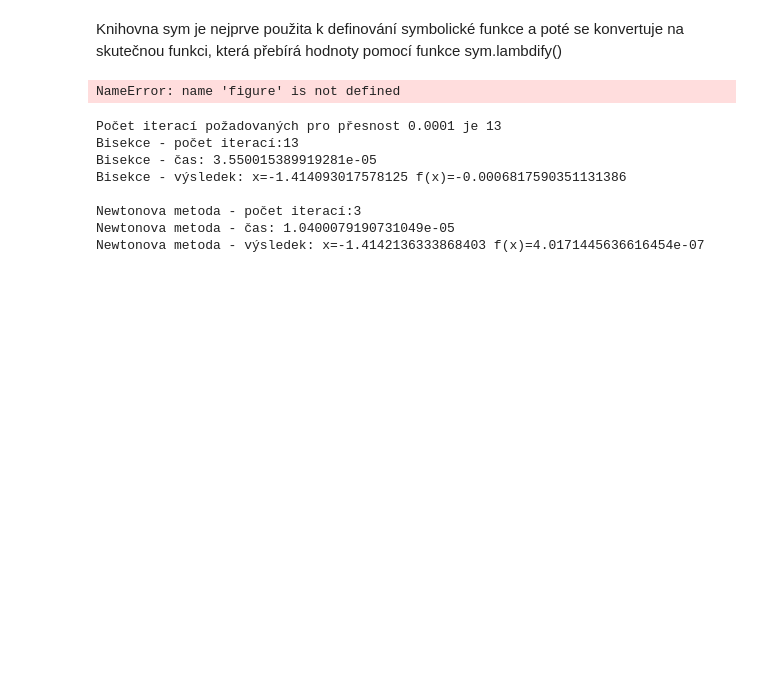
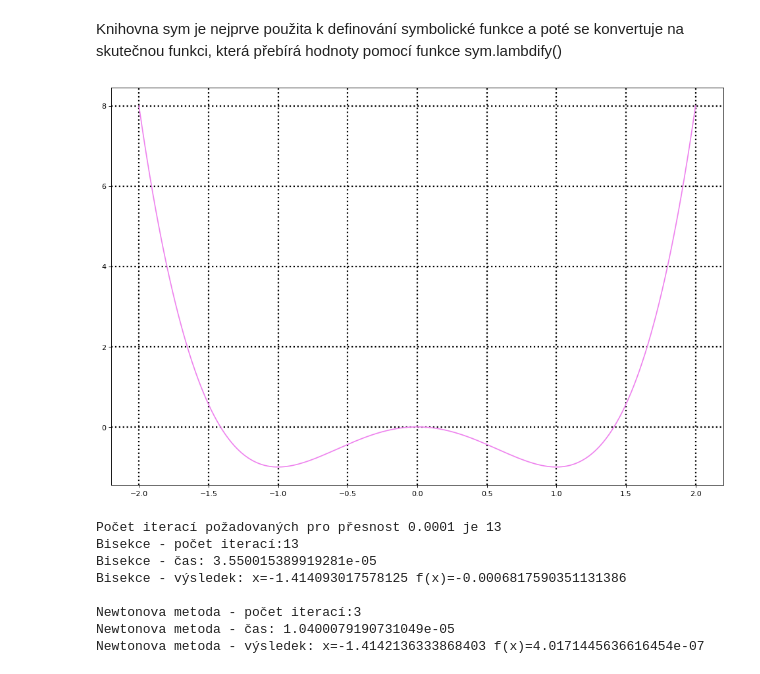
Before and after one commit to rencovav/Matematicky_software, a Jupyter notebook: Kořeny.ipynb, the cells around one changed output. Saved outputs shown, nothing was run; the diff lists cells and outputs as text; code cells hidden in the pictures; blank space fills up the shorter version.

```diff
--- a/Kořeny.ipynb
+++ b/Kořeny.ipynb
@@ -92,22 +92,20 @@ Knihovna sym je nejprve použita k definování symbolické funkce a poté se ko
 # %%
 x = sym.Symbol('x')
 f = x**4 - 2*x**2
 df = sym.diff(f)
 f = sym.lambdify(x, f)
 df = sym.lambdify(x, df)
 
 x = np.linspace(-2, 2, 200)
-# f = lambda x: x**4 - 2*x**2
-# df = lambda x: 4*x**3 - 4*x
 y = f(x)
 
-figure(figsize=(15, 10), dpi=80)
+plt.figure(figsize=(15, 10), dpi=80)
 plt.rc('grid', linestyle=':', color='black', linewidth=2)
 plt.plot(x, y, color='violet')
 plt.grid(True)
 plt.show()
 # %% [output]
-NameError: name 'figure' is not defined
+[figure, added]
 # %%
 root_bisection = bisection(f, -1.5, 1, 0.0001)
 root_Newton = NewtonMethod(f, df, 0.0001, -1.5)
```
Also changed, not shown: parts of 1 cell of this notebook.
